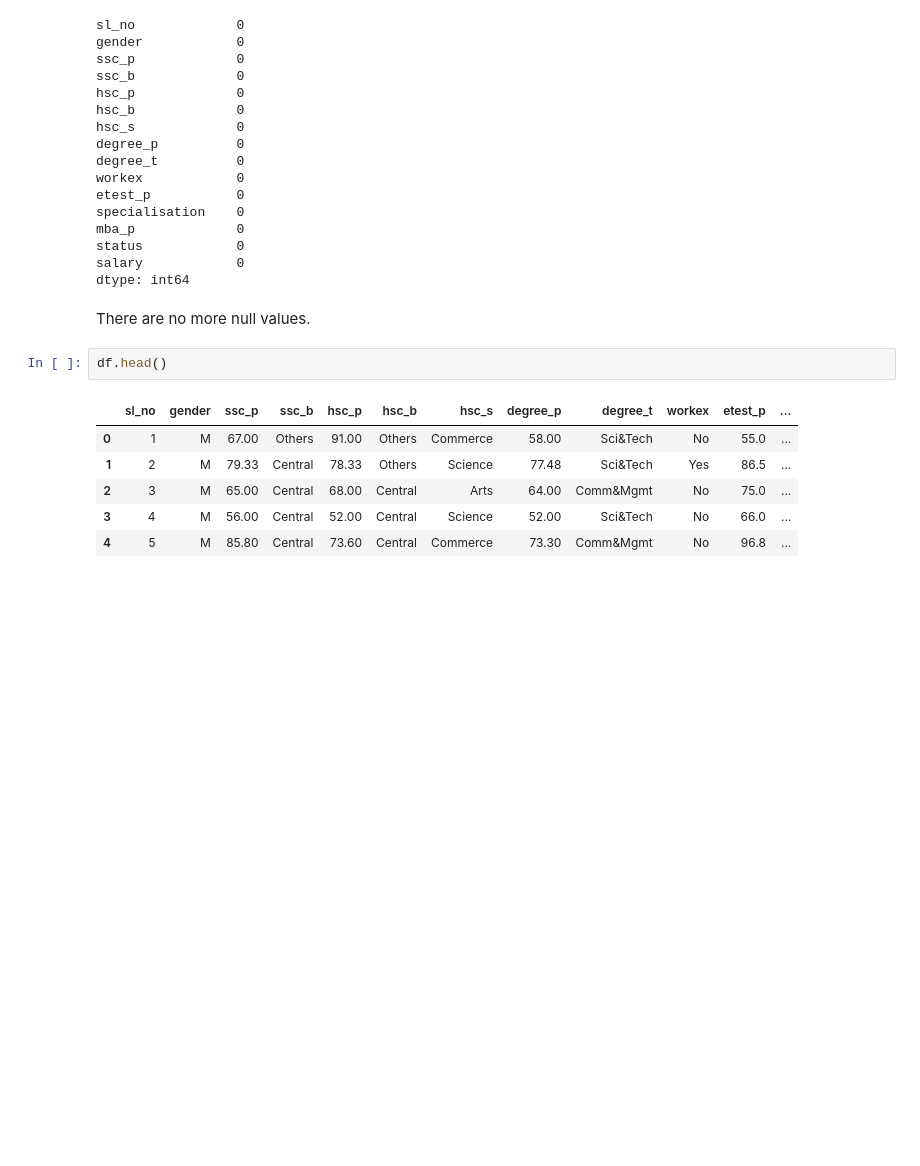
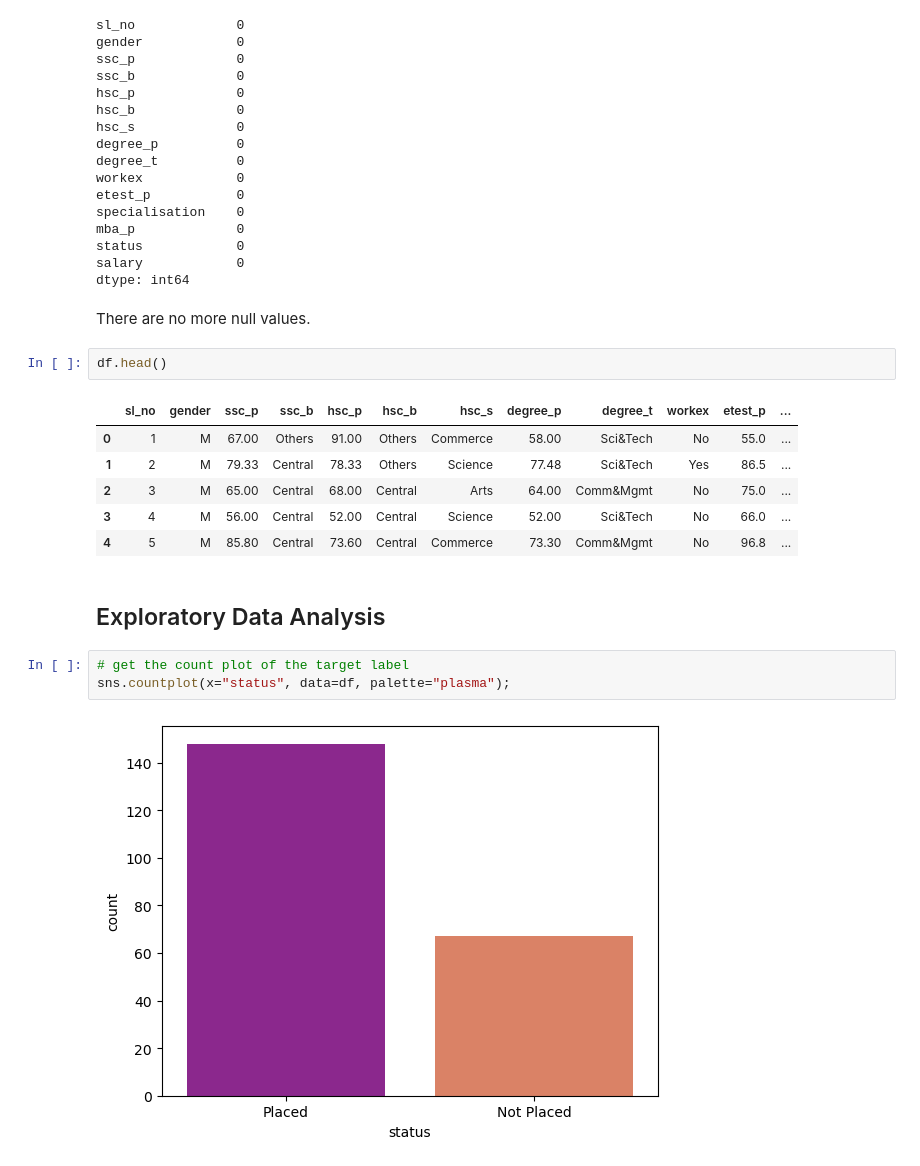
Before and after one commit to lawalsegun2025/campus_placement_predictor, a Jupyter notebook: job_placement_predictor.ipynb, the cells around one changed output. Drawn from its saved outputs; the diff is of its cells as text; blank space fills up the shorter version.

```diff
--- a/job_placement_predictor.ipynb
+++ b/job_placement_predictor.ipynb
@@ -180,3 +180,10 @@ df.head()
 | 2 | 3 | M | 65.00 | Central | 68.00 | Central | Arts | 64.00 | Comm&Mgmt | No | 75.0 | ... |
 | 3 | 4 | M | 56.00 | Central | 52.00 | Central | Science | 52.00 | Sci&Tech | No | 66.0 | ... |
 | 4 | 5 | M | 85.80 | Central | 73.60 | Central | Commerce | 73.30 | Comm&Mgmt | No | 96.8 | ... |
+# %% [markdown]
+## Exploratory Data Analysis
+# %%
+# get the count plot of the target label
+sns.countplot(x="status", data=df, palette="plasma");
+# %% [output]
+[figure, added]
```
